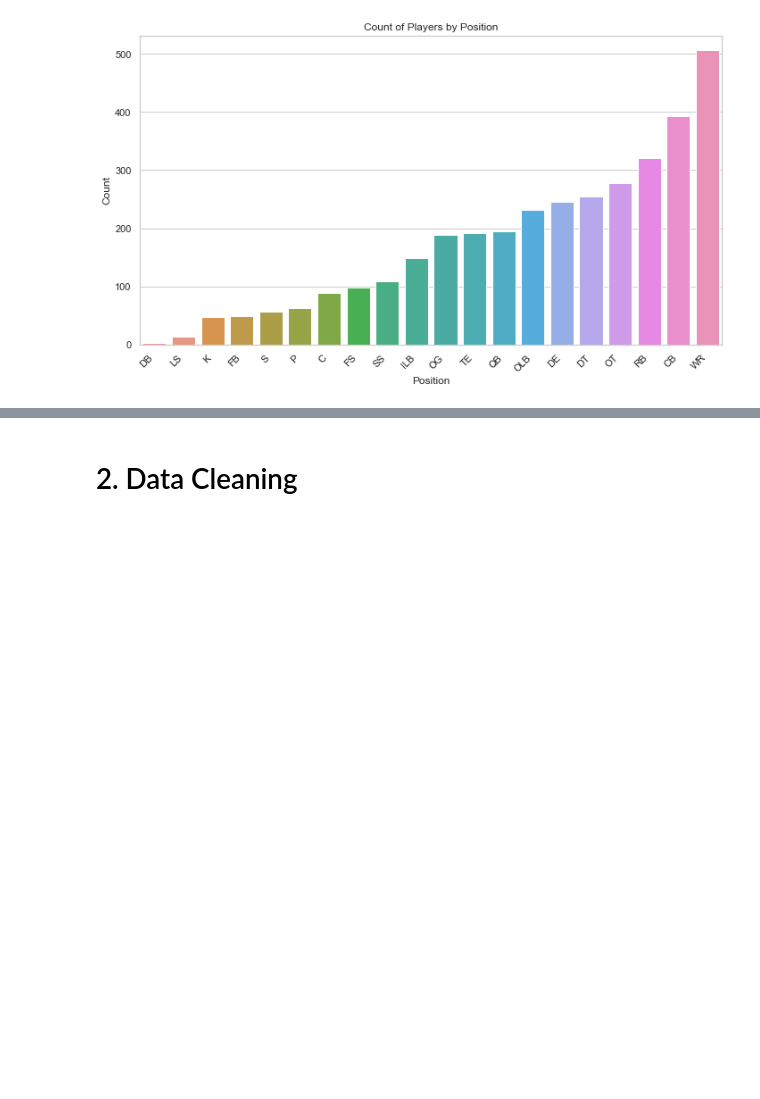
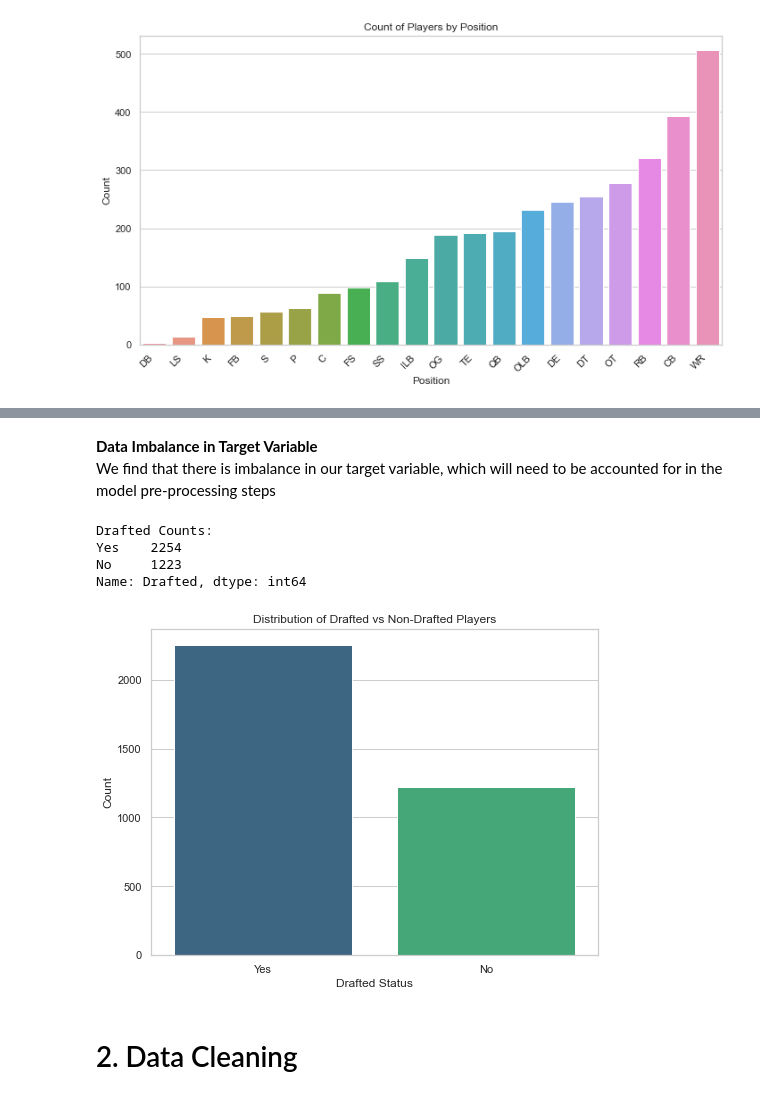
Before and after one commit to Gregcrooks75/NFL_analysis, a Jupyter notebook: NFL Project.ipynb, the cells around one changed output, grey strips where cells are left out. Saved outputs shown, nothing was run; the diff lists cells and outputs as text; code cells hidden in the pictures; blank space fills up the shorter version.

```diff
--- a/NFL Project.ipynb
+++ b/NFL Project.ipynb
@@ -140,3 +192,25 @@ plt.show()
+# %% [markdown]
+<b>Data Imbalance in Target Variable</b><br>We find that there is imbalance in our target variable, which will need to be accounted for in the model pre-processing steps
+# %%
+drafted_counts = df['Drafted'].value_counts()
+
+# Step 2: Display the counts
+print("Drafted Counts:")
+print(drafted_counts)
+
+# Step 3: Visualize the distribution using a bar plot
+plt.figure(figsize=(8, 6))
+sns.barplot(x=drafted_counts.index, y=drafted_counts.values, palette='viridis')
+plt.title('Distribution of Drafted vs Non-Drafted Players')
+plt.xlabel('Drafted Status')
+plt.ylabel('Count')
+plt.show()
+# %% [output]
+Drafted Counts:
+Yes    2254
+No     1223
+Name: Drafted, dtype: int64
+[figure, added]
 # %% [markdown]
 # 2. Data Cleaning
 # %% [markdown]
```
Also changed, not shown: parts of 48 cells of this notebook.
